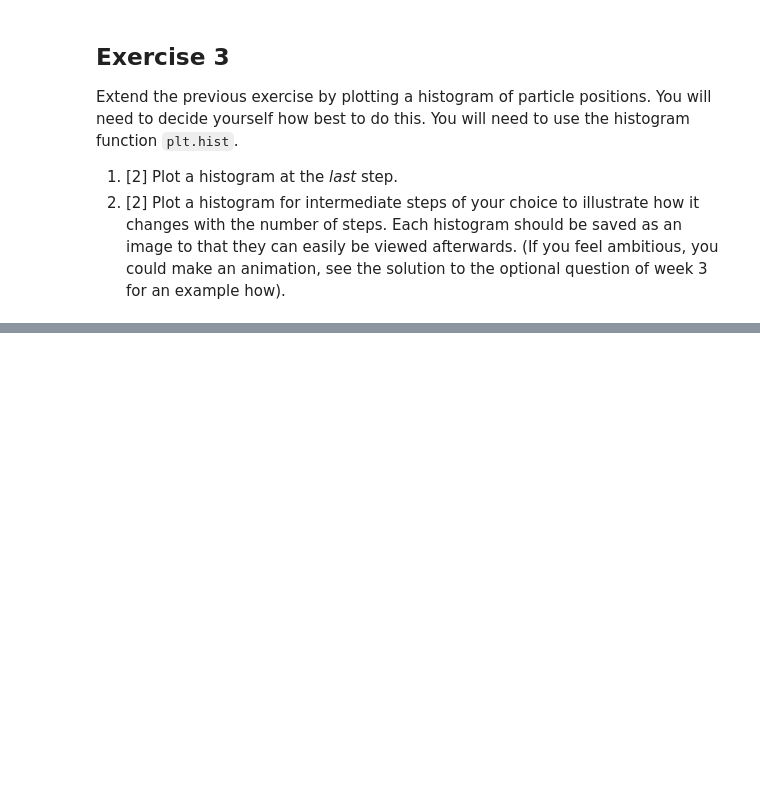
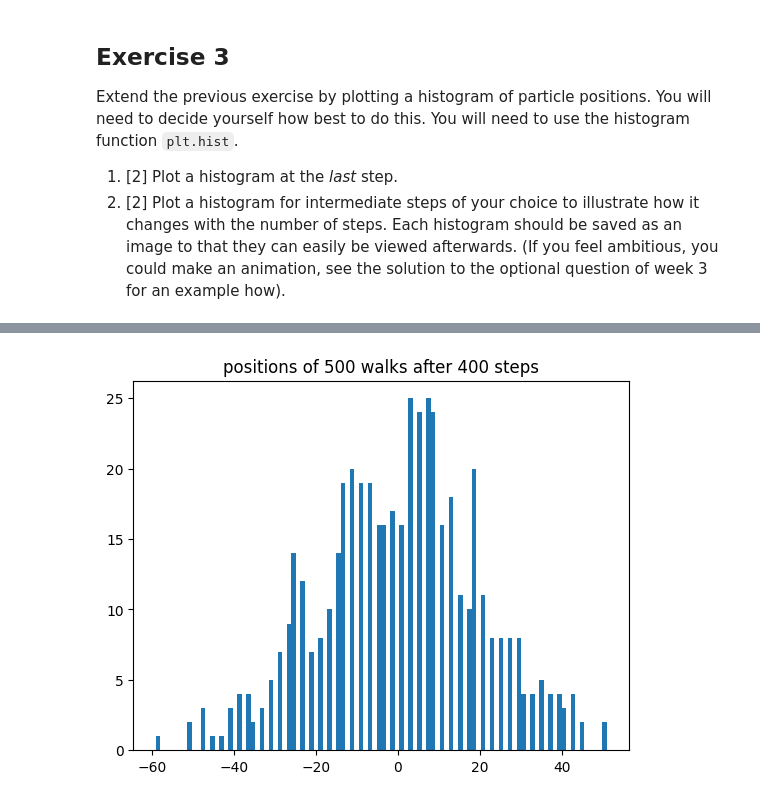
Before and after one commit to PX2145-2025/week-7-b-DixonMax, a Jupyter notebook: Random_walk.ipynb, the cells around one changed output, grey strips where cells are left out. Saved outputs shown, nothing was run; the diff lists cells and outputs as text; code cells hidden in the pictures; blank space fills up the shorter version.

```diff
--- a/Random_walk.ipynb
+++ b/Random_walk.ipynb
@@ -198,0 +185,6 @@ plt.close(fig)
+# %%
+plt.hist(particles[:, 400], bins=100)
+plt.title('positions of 500 walks after 400 steps')
+plt.savefig('400 steps.png')
+# %% [output]
+[figure, added]
```
Also changed, not shown: parts of 15 cells of this notebook.
